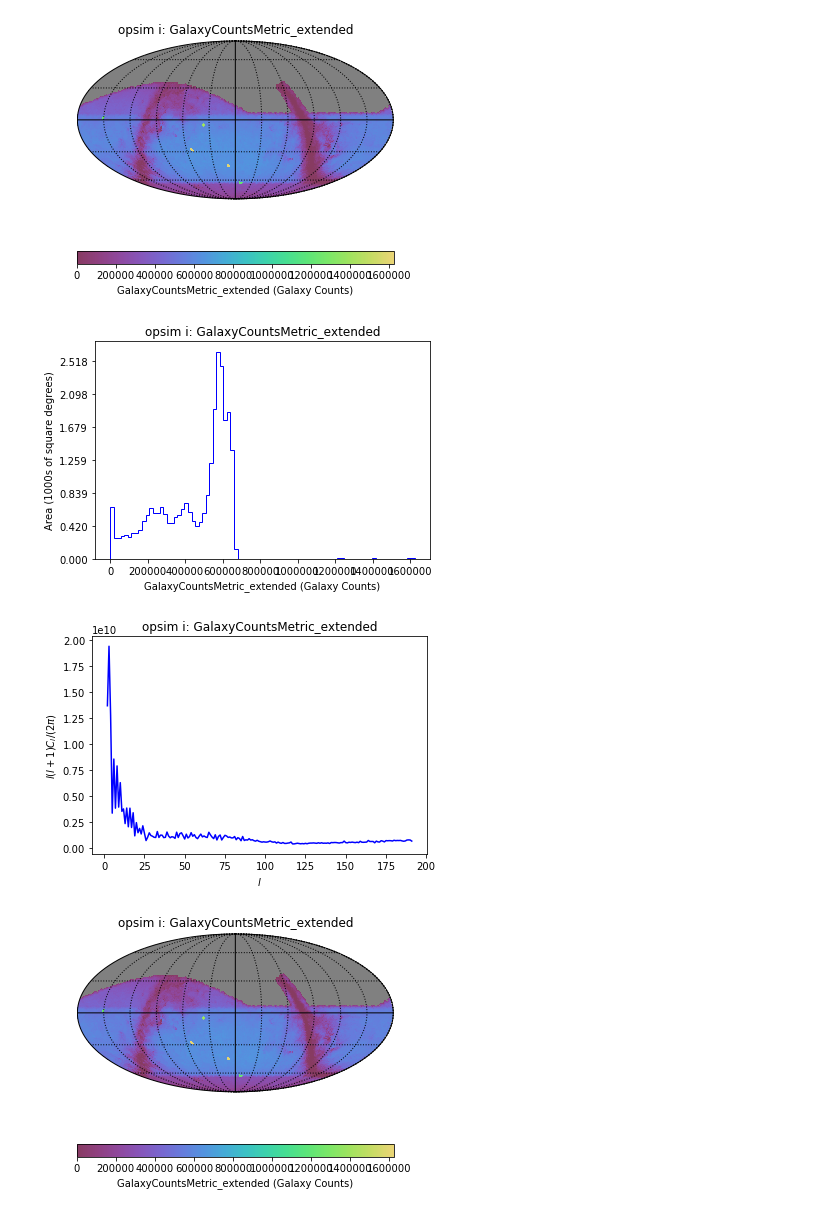
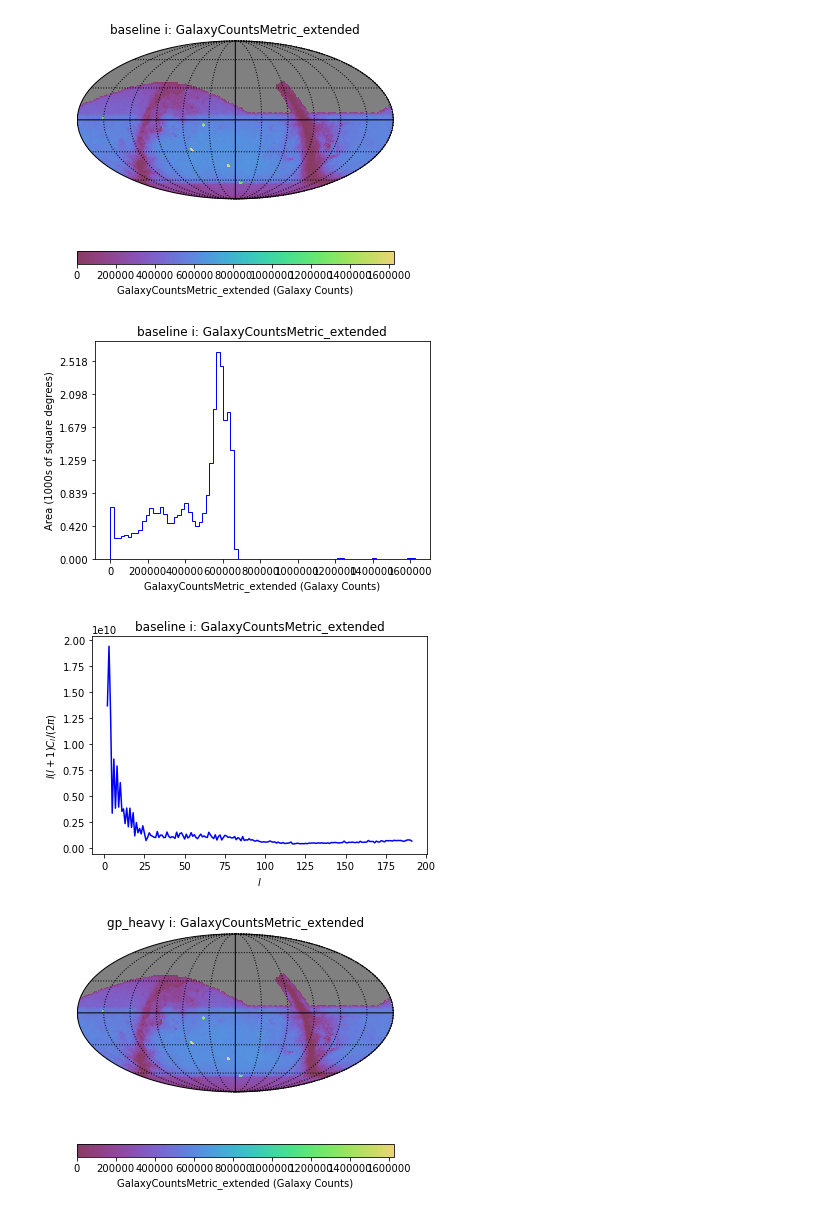
Before and after one commit to lsst-sims/sims_featureScheduler_runs, a Jupyter notebook: footprints/gal_counts.ipynb, the cells around one changed output. Cells and saved outputs as stored; diff of their text form; code cells hidden in the pictures.

```diff
--- a/footprints/gal_counts.ipynb
+++ b/footprints/gal_counts.ipynb
@@ -19,16 +19,19 @@ db_files = ['baseline10yrs.db', 'gp_heavy10yrs.db', 'big_sky10yrs.db']
 # %%
 nside = 64
 # %%
-summary_vals = []
+area_mins = []
+area_sums = []
+area_limit = 1600
 for filename in db_files:
     opsdb = db.OpsimDatabase(filename)
     filtername = 'i'
     sql='filter="%s"' % filtername
     slicer = slicers.HealpixSlicer(nside=nside, useCache=False)
     metric = GalaxyCountsMetric_extended(nside=nside, filterBand=filtername)
-    ss = [metrics.AreaSummaryMetric(reduce_func=np.sum, area=18000) ]
+    ss = [metrics.AreaSummaryMetric(reduce_func=np.sum, area=area_limit, metricName='AreaSum') ]
+    ss.append(metrics.AreaSummaryMetric(reduce_func=np.min, area=area_limit, metricName='AreaMin'))
     bundle = metricBundles.MetricBundle(metric, slicer, sql,
-                                        summaryMetrics=ss)
+                                        summaryMetrics=ss, runName=filename[:-8])
     bundles = {1: bundle}
     outDir = 'galaxyCounts'
     resultsDb = db.ResultsDb(outDir=outDir)
@@ -36,6 +39,7 @@ for filename in db_files:
     mb.runAll()
     mb.plotAll(closefigs=False)
 
-    summary_vals.append(bundles[1].summaryValues['AreaSummary'])
+    area_mins.append(bundles[1].summaryValues['AreaMin'])
+    area_sums.append(bundles[1].summaryValues['AreaSum'])
 # %% [output]
 Healpix slicer using NSIDE=64, approximate resolution 54.967783 arcminutes
@@ -65,13 +69,13 @@ Querying database SummaryAllProps with constraint filter="i" for columns ['field
 Found 551268 visits
 Running:  [1]
 Completed metric generation.
 Running reduce methods.
 Running summary statistics.
 Completed.
 Plotting figures with "filter="i"" constraint now.
 monopole: 397836  dipole: lon: 27.5245, lat: -61.2452, amp: 124388
 Plotting complete.
-[figure, old version]
+[figure, new version]
-[figure, old version]
+[figure, new version]
-[figure, old version]
+[figure, new version]
-[figure, old version]
+[figure, new version]
```
Also changed, not shown: parts of 2 cells of this notebook, 4 other files.
